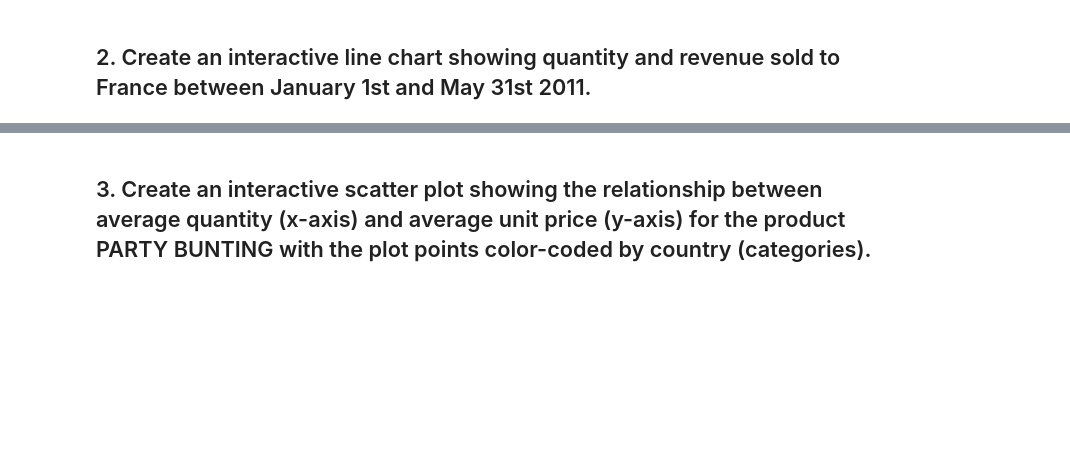
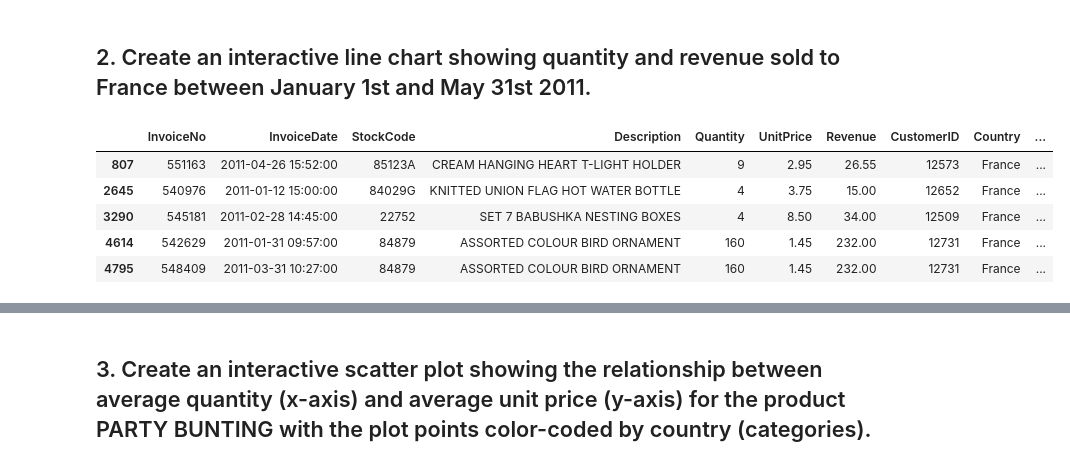
Before and after one commit to ironhack-datalabs/datamad0120, a Jupyter notebook: module-2/lab-interactive-visualization/your-code/main.ipynb, the cells around one changed output, grey strips where cells are left out. Cells and saved outputs as stored; diff of their text form; code cells hidden in the pictures; blank space fills up the shorter version.

```diff
--- a/module-2/lab-interactive-visualization/your-code/main.ipynb
+++ b/module-2/lab-interactive-visualization/your-code/main.ipynb
@@ -20,2 +61,12 @@ data = pd.read_excel('../Online Retail.xlsx')
 # %% [markdown]
 ## 2. Create an interactive line chart showing quantity and revenue sold to France between January 1st and May 31st 2011.
+# %%
+df2 = df[(df['Country'] == 'France') & (df.InvoiceDate > '2011-01-01') & (df.InvoiceDate < '2011-05-31')]
+df2.head()
+# %% [output]
+|  | InvoiceNo | InvoiceDate | StockCode | Description | Quantity | UnitPrice | Revenue | CustomerID | Country | ... |
+| 807 | 551163 | 2011-04-26 15:52:00 | 85123A | CREAM HANGING HEART T-LIGHT HOLDER | 9 | 2.95 | 26.55 | 12573 | France | ... |
+| 2645 | 540976 | 2011-01-12 15:00:00 | 84029G | KNITTED UNION FLAG HOT WATER BOTTLE | 4 | 3.75 | 15.00 | 12652 | France | ... |
+| 3290 | 545181 | 2011-02-28 14:45:00 | 22752 | SET 7 BABUSHKA NESTING BOXES | 4 | 8.50 | 34.00 | 12509 | France | ... |
+| 4614 | 542629 | 2011-01-31 09:57:00 | 84879 | ASSORTED COLOUR BIRD ORNAMENT | 160 | 1.45 | 232.00 | 12731 | France | ... |
+| 4795 | 548409 | 2011-03-31 10:27:00 | 84879 | ASSORTED COLOUR BIRD ORNAMENT | 160 | 1.45 | 232.00 | 12731 | France | ... |
```
Also changed, not shown: parts of 8 cells of this notebook.
